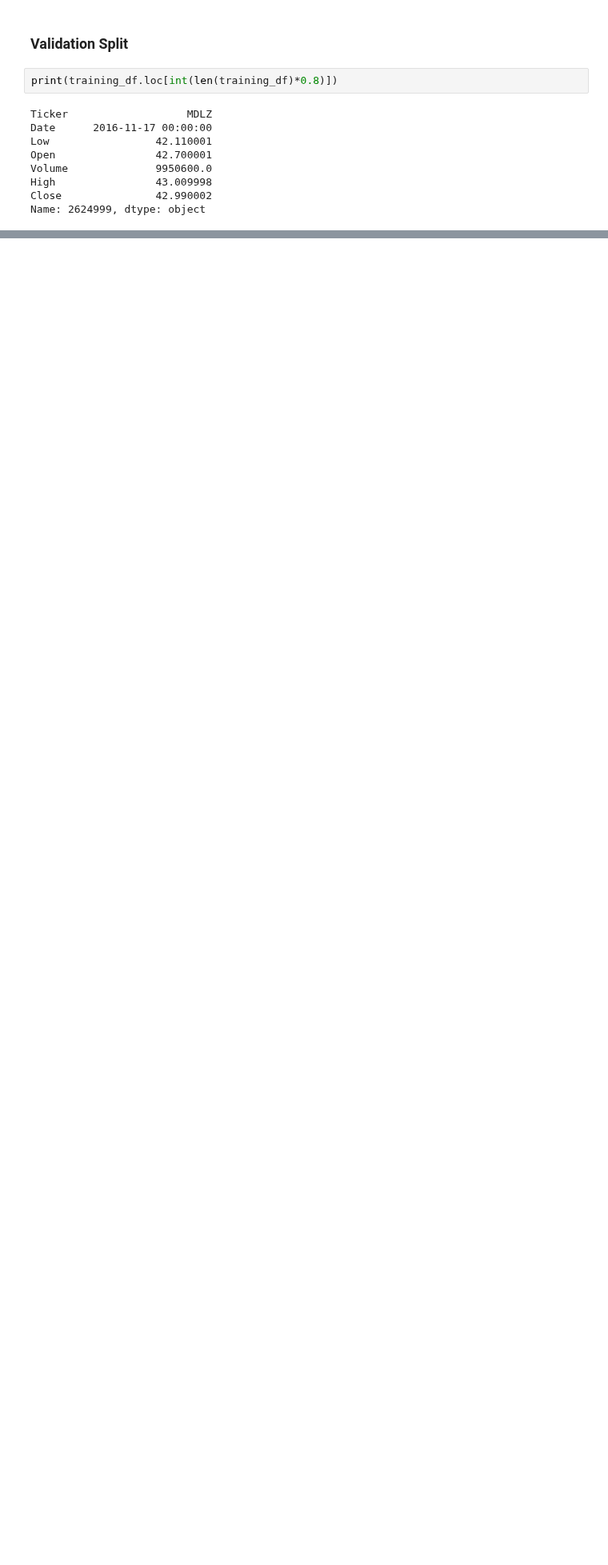
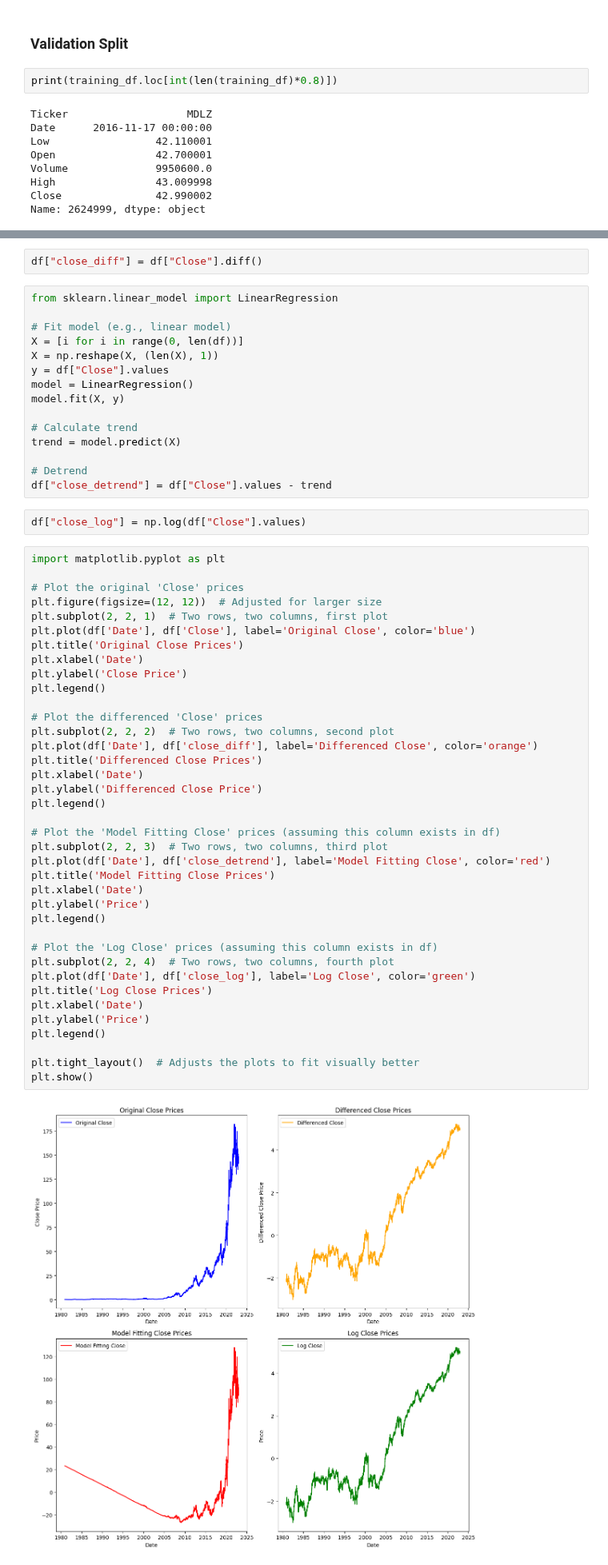
Before and after one commit to nicola-cecere/Stock_Market_TS_Prediction, a Jupyter notebook: dataAnalysis.ipynb, the cells around one changed output, grey strips where cells are left out. Shown at 80% size. Drawn from its saved outputs; the diff is of its cells as text; blank space fills up the shorter version.

```diff
--- a/dataAnalysis.ipynb
+++ b/dataAnalysis.ipynb
@@ -360,0 +453,59 @@ Name: 2624999, dtype: object
+# %%
+df["close_diff"] = df["Close"].diff()
+# %%
+from sklearn.linear_model import LinearRegression
+
+# Fit model (e.g., linear model)
+X = [i for i in range(0, len(df))]
+X = np.reshape(X, (len(X), 1))
+y = df["Close"].values
+model = LinearRegression()
+model.fit(X, y)
+
+# Calculate trend
+trend = model.predict(X)
+
+# Detrend
+df["close_detrend"] = df["Close"].values - trend
+# %%
+df["close_log"] = np.log(df["Close"].values)
+# %%
+import matplotlib.pyplot as plt
+
+# Plot the original 'Close' prices
+plt.figure(figsize=(12, 12))  # Adjusted for larger size
+plt.subplot(2, 2, 1)  # Two rows, two columns, first plot
+plt.plot(df['Date'], df['Close'], label='Original Close', color='blue')
+plt.title('Original Close Prices')
+plt.xlabel('Date')
+plt.ylabel('Close Price')
+plt.legend()
+
+# Plot the differenced 'Close' prices
+plt.subplot(2, 2, 2)  # Two rows, two columns, second plot
+plt.plot(df['Date'], df['close_diff'], label='Differenced Close', color='orange')
+plt.title('Differenced Close Prices')
+plt.xlabel('Date')
+plt.ylabel('Differenced Close Price')
+plt.legend()
+
+# Plot the 'Model Fitting Close' prices (assuming this column exists in df)
+plt.subplot(2, 2, 3)  # Two rows, two columns, third plot
+plt.plot(df['Date'], df['close_detrend'], label='Model Fitting Close', color='red')
+plt.title('Model Fitting Close Prices')
+plt.xlabel('Date')
+plt.ylabel('Price')
+plt.legend()
+
+# Plot the 'Log Close' prices (assuming this column exists in df)
+plt.subplot(2, 2, 4)  # Two rows, two columns, fourth plot
+plt.plot(df['Date'], df['close_log'], label='Log Close', color='green')
+plt.title('Log Close Prices')
+plt.xlabel('Date')
+plt.ylabel('Price')
+plt.legend()
+
+plt.tight_layout()  # Adjusts the plots to fit visually better
+plt.show()
+# %% [output]
+[figure, added]
```
Also changed, not shown: parts of 20 cells of this notebook.
